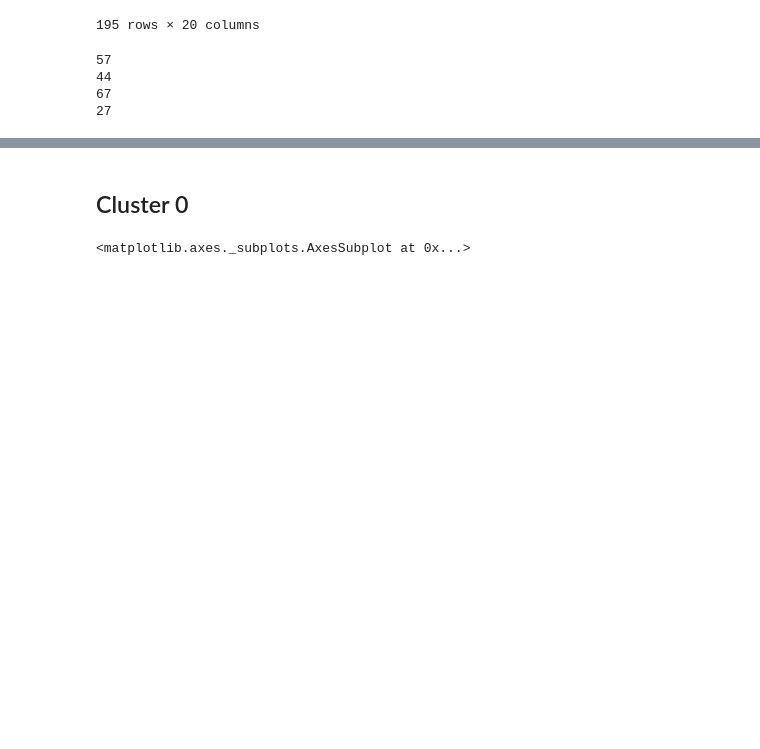
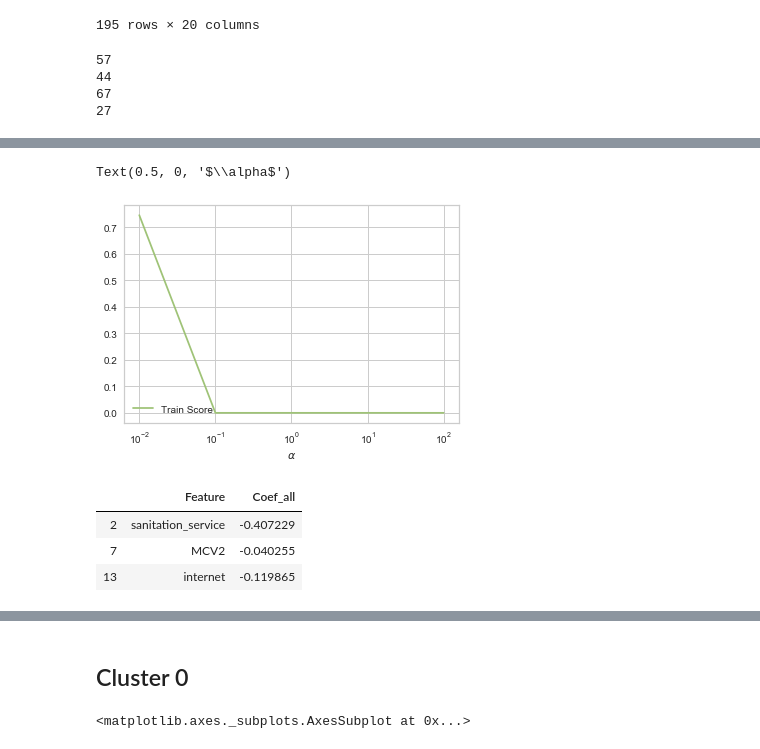
Before and after one commit to ChaoITing/Intelligence-Analytics-Challenge, a Jupyter notebook: IAC.ipynb, the cells around one changed output, grey strips where cells are left out. Cells and saved outputs as stored; diff of their text form; code cells hidden in the pictures; blank space fills up the shorter version.

```diff
--- a/IAC.ipynb
+++ b/IAC.ipynb
@@ -610,0 +653,34 @@ print(len(cluster3))
+# %%
+from sklearn.feature_selection import SelectFromModel
+from sklearn.linear_model import Lasso
+
+x_range = [0.01, 0.1, 1, 10, 100]
+
+all_score_list = []
+
+for alpha in x_range:
+    lasso = Lasso(alpha, random_state = 0)
+    lasso.fit(X, y)
+    all_score_list.append(lasso.score(X, y))
+
+plt.plot(x_range, all_score_list, c = 'g', label = 'Train Score')
+
+plt.xscale('log')
+plt.legend(loc = 3)
+plt.xlabel(r'$\alpha$')
+# %% [output]
+Text(0.5, 0, '$\\alpha$')
+[figure, added]
+# %%
+lasso = Lasso(alpha = 0.01, random_state = 0)
+lasso.fit(X, y)
+lassoCoef_all= lasso.coef_.tolist()
+
+lassoCoef_all = pd.DataFrame({'Feature':feature_name,
+                              'Coef_all': lassoCoef_all})
+lassoCoef_all[lassoCoef_all['Coef_all']!=0]
+# %% [output]
+|  | Feature | Coef_all |
+| 2 | sanitation_service | -0.407229 |
+| 7 | MCV2 | -0.040255 |
+| 13 | internet | -0.119865 |
```
Also changed, not shown: parts of 13 cells of this notebook, 12 other files.
